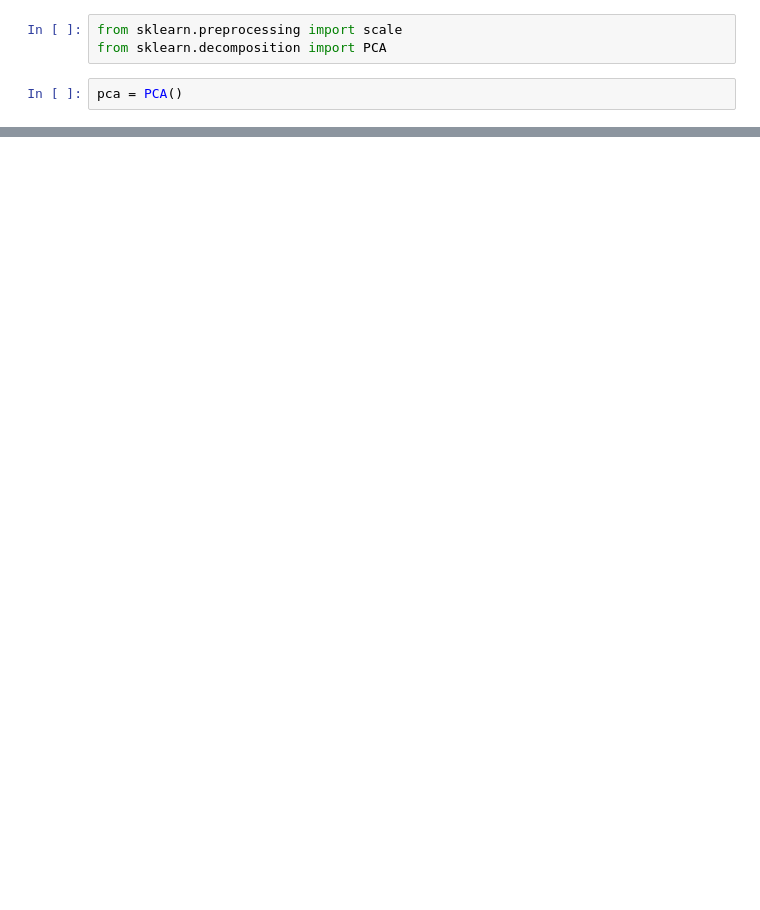
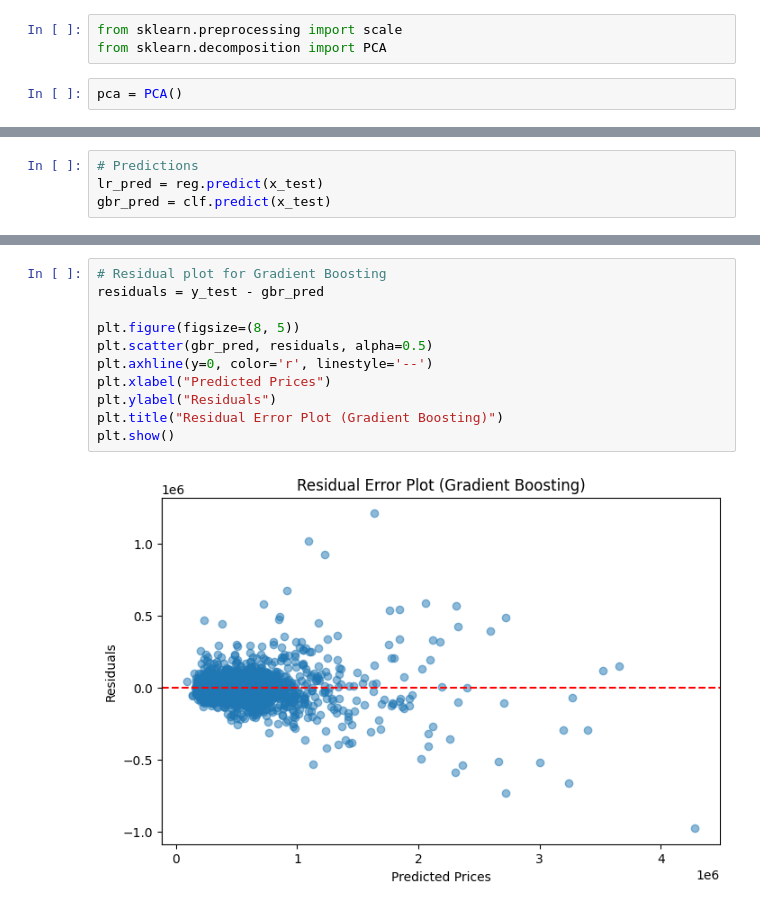
Before and after one commit to Shreyas3108/house-price-prediction, a Jupyter notebook: housesales.ipynb, the cells around one changed output, grey strips where cells are left out. Drawn from its saved outputs; the diff is of its cells as text; blank space fills up the shorter version.

```diff
--- a/housesales.ipynb
+++ b/housesales.ipynb
@@ -202,0 +203,4 @@ array([[ -2.64785461e+00,  -4.54699955e-02,  -3.16665762e-01, ...,
+# %%
+# Predictions
+lr_pred = reg.predict(x_test)
+gbr_pred = clf.predict(x_test)
@@ -202,0 +239,13 @@ array([[ -2.64785461e+00,  -4.54699955e-02,  -3.16665762e-01, ...,
+# %%
+# Residual plot for Gradient Boosting
+residuals = y_test - gbr_pred
+
+plt.figure(figsize=(8, 5))
+plt.scatter(gbr_pred, residuals, alpha=0.5)
+plt.axhline(y=0, color='r', linestyle='--')
+plt.xlabel("Predicted Prices")
+plt.ylabel("Residuals")
+plt.title("Residual Error Plot (Gradient Boosting)")
+plt.show()
+# %% [output]
+[figure, added]
```
Also changed, not shown: parts of 26 cells of this notebook.
